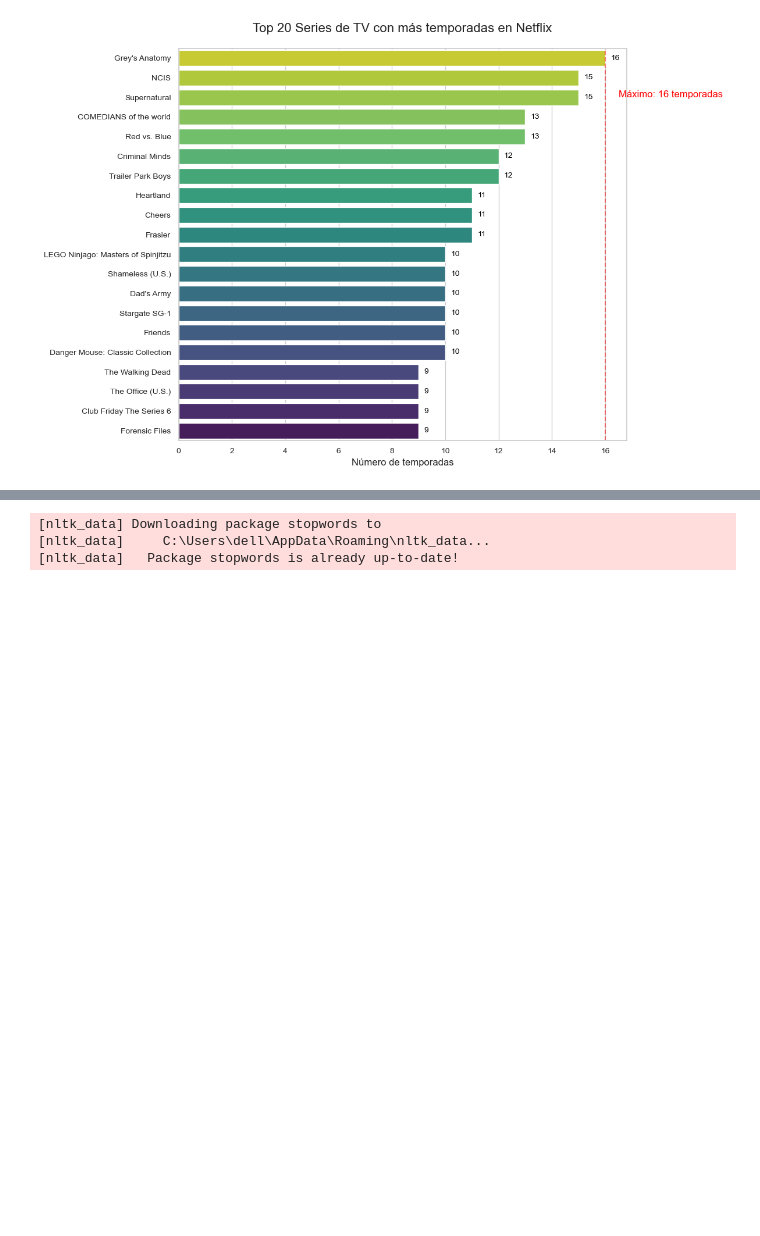
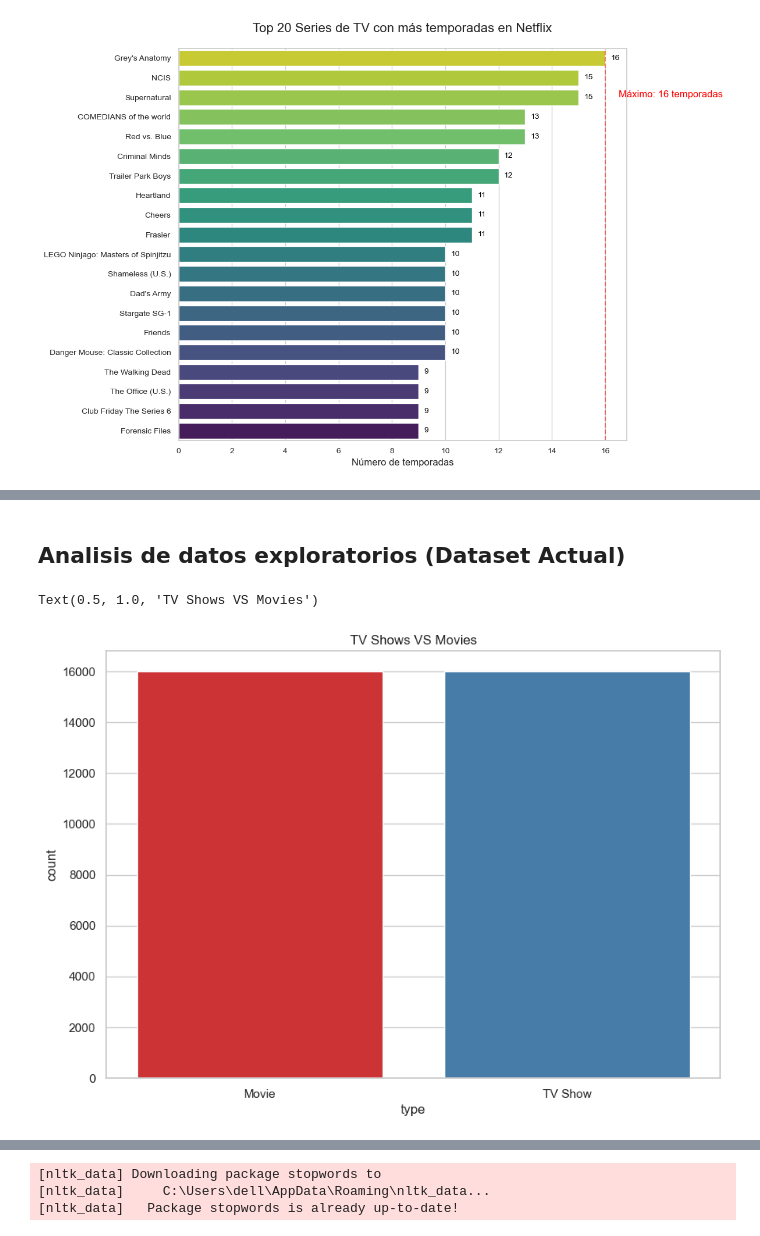
Before and after one commit to des-arrosho/Practica09_220547, a Jupyter notebook: Practica09.ipynb, the cells around one changed output, grey strips where cells are left out. Saved outputs shown, nothing was run; the diff lists cells and outputs as text; code cells hidden in the pictures; blank space fills up the shorter version.

```diff
--- a/Practica09.ipynb
+++ b/Practica09.ipynb
@@ -433,0 +438,11 @@ plt.show()
+# %%
+# Cargar los datasets
+Netflix_dataset1 = pd.read_csv("netflix_movies_detailed_up_to_2025.csv")
+Netflix_dataset2 = pd.read_csv("netflix_tv_shows_detailed_up_to_2025.csv")
+
+
+# Concatenar verticalmente
+Netflix_actual = pd.concat([Netflix_dataset1, Netflix_dataset2], ignore_index=True)
+
+# Ver los primeros registros
+print(Netflix_actual.head())
@@ -433,0 +538,14 @@ plt.show()
+# %% [markdown]
+## Analisis de datos exploratorios (Dataset Actual)
+# %%
+#Filtrar programas y peliculas
+netflix_shows=Netflix_actual[Netflix_actual['type']=='TV Show']
+netflix_movies=Netflix_actual[Netflix_actual['type']=='Movie']
+
+plt.figure(figsize=(10,7))#Define tamaño de la figura
+sns.set(style="whitegrid")#Estilo grafico
+ax = sns.countplot(x="type", data=Netflix_actual, palette="Set1")#Conteo de tipos
+ax.set_title("TV Shows VS Movies")#titulo del grafico
+# %% [output]
+Text(0.5, 1.0, 'TV Shows VS Movies')
+[figure, added]
```
Also changed, not shown: parts of 49 cells of this notebook.
